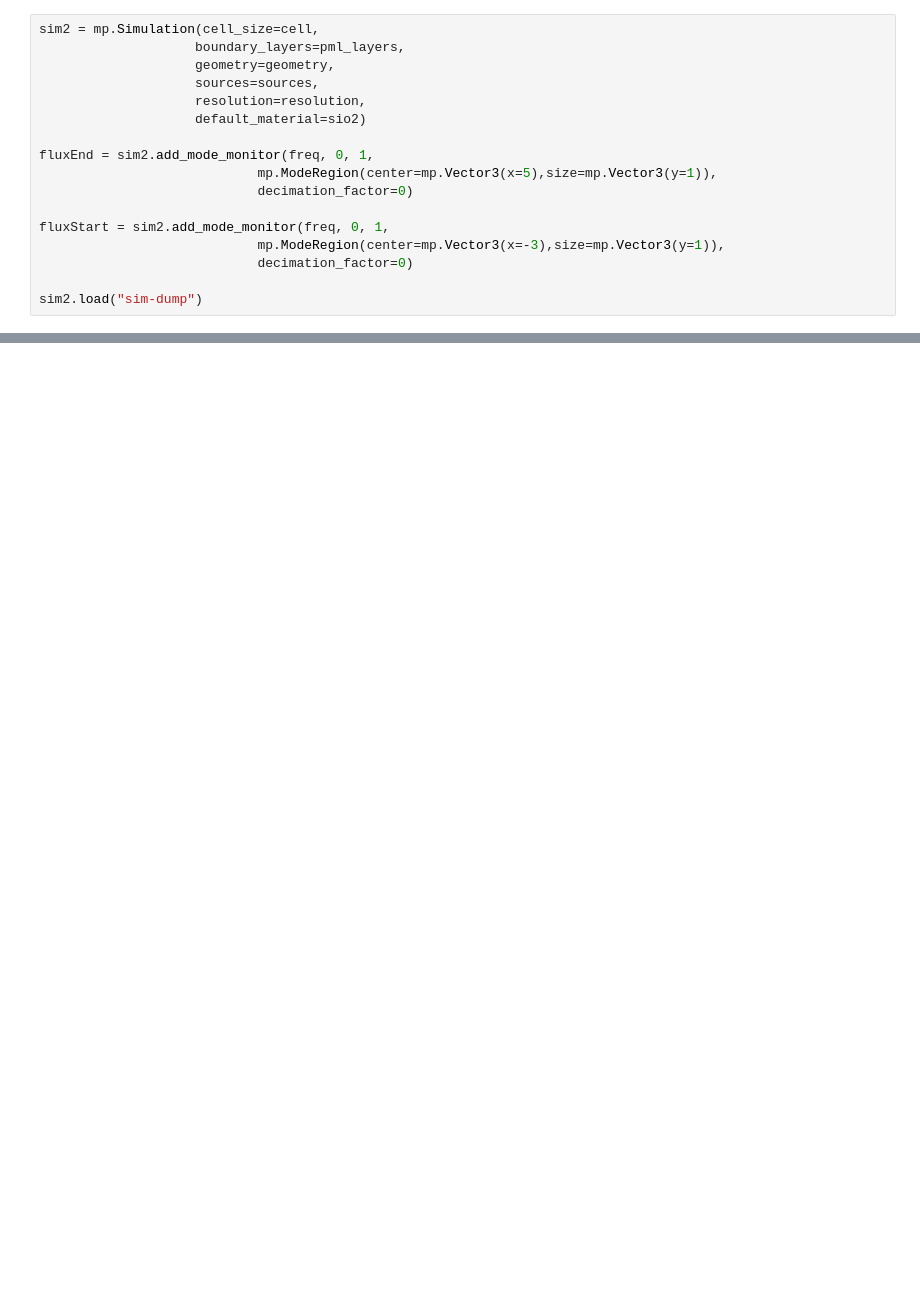
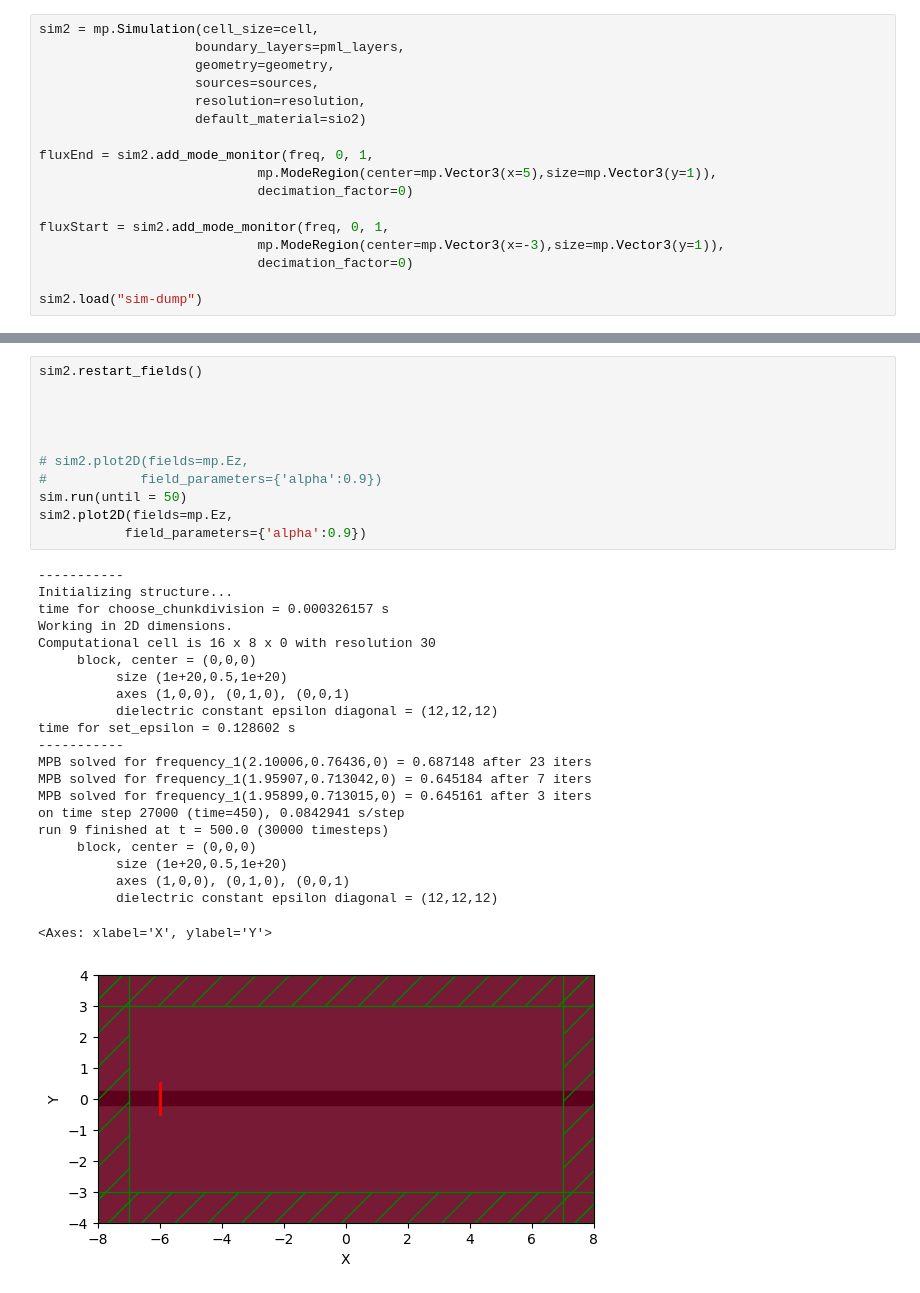
Before and after one commit to johnmihal/rit-quantum-imaging-research, a Jupyter notebook: straight-waveguide.ipynb, the cells around one changed output, grey strips where cells are left out. Drawn from its saved outputs; the diff is of its cells as text; blank space fills up the shorter version.

```diff
--- a/straight-waveguide.ipynb
+++ b/straight-waveguide.ipynb
@@ -176,3 +186,37 @@ MPB solved for frequency_1(2.09811,0,0) = 0.645161 after 1 iters
 Dominant planewave for band 1: (2.098108,-0.000000,0.000000)
 EigCoeffsResult(alpha=array([[[0.+0.j, 0.+0.j]]]), vgrp=array([0.27982585]), kpoints=[Vector3<2.0981083209074227, 0.0, 0.0>], kdom=[Vector3<2.0981083209074227, -0.0, 0.0>], cscale=array([0.50001279]))
 [figure]
+# %%
+sim2.restart_fields()
+
+
+
+
+# sim2.plot2D(fields=mp.Ez,
+#            field_parameters={'alpha':0.9})
+sim.run(until = 50)
+sim2.plot2D(fields=mp.Ez,
+           field_parameters={'alpha':0.9})
+# %% [output]
+-----------
+Initializing structure...
+time for choose_chunkdivision = 0.000326157 s
+Working in 2D dimensions.
+Computational cell is 16 x 8 x 0 with resolution 30
+     block, center = (0,0,0)
+          size (1e+20,0.5,1e+20)
+          axes (1,0,0), (0,1,0), (0,0,1)
+          dielectric constant epsilon diagonal = (12,12,12)
+time for set_epsilon = 0.128602 s
+-----------
+MPB solved for frequency_1(2.10006,0.76436,0) = 0.687148 after 23 iters
+MPB solved for frequency_1(1.95907,0.713042,0) = 0.645184 after 7 iters
+MPB solved for frequency_1(1.95899,0.713015,0) = 0.645161 after 3 iters
+on time step 27000 (time=450), 0.0842941 s/step
+run 9 finished at t = 500.0 (30000 timesteps)
+     block, center = (0,0,0)
+          size (1e+20,0.5,1e+20)
+          axes (1,0,0), (0,1,0), (0,0,1)
+          dielectric constant epsilon diagonal = (12,12,12)
+<Axes: xlabel='X', ylabel='Y'>
+[figure, added]
```
Also changed, not shown: parts of 3 cells of this notebook, 5 other files.
